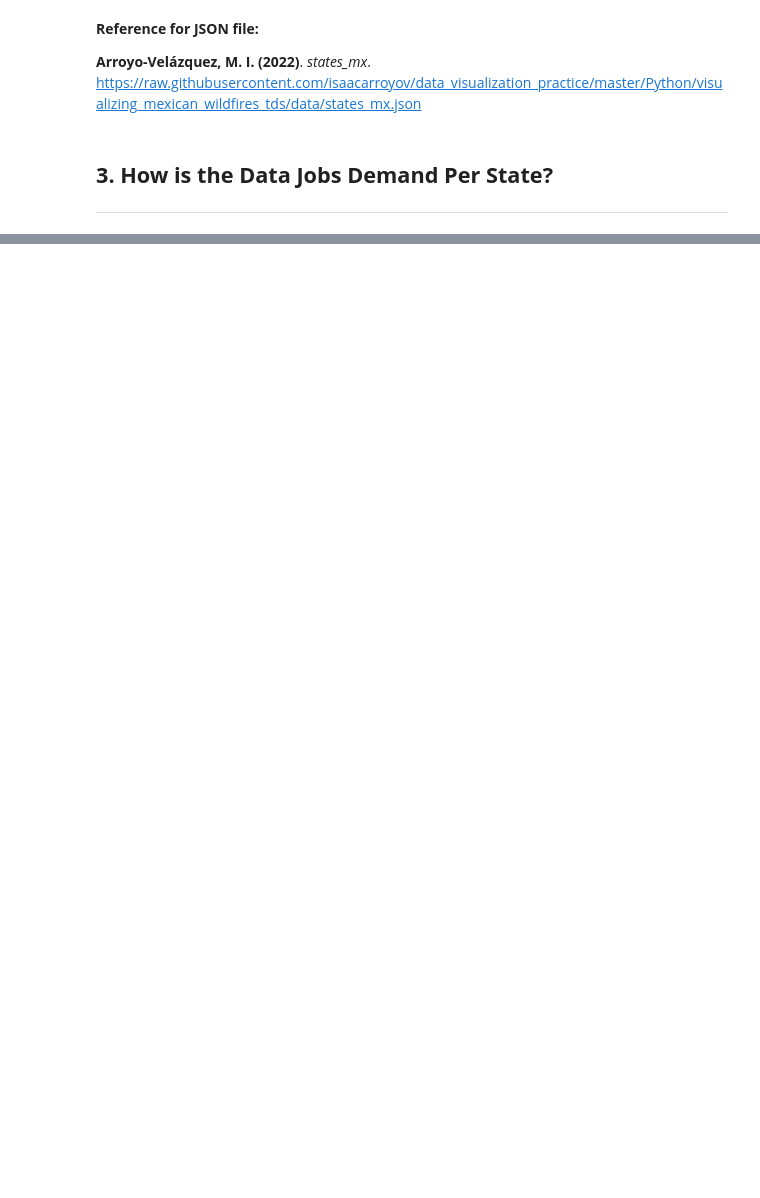
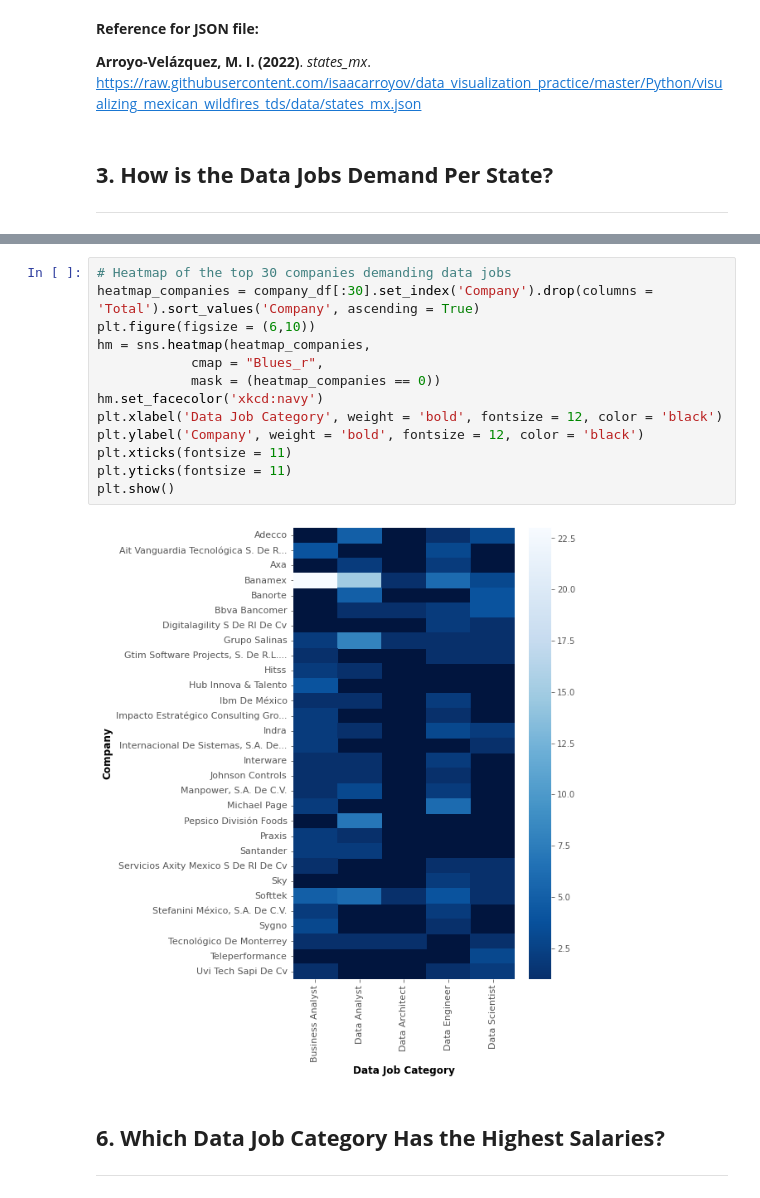
Before and after one commit to DanielEduardoLopez/DataJobsMX2022, a Jupyter notebook: 3-DataAnalysisViz.ipynb, the cells around one changed output, grey strips where cells are left out. Cells and saved outputs as stored; diff of their text form; blank space fills up the shorter version.

```diff
--- a/3-DataAnalysisViz.ipynb
+++ b/3-DataAnalysisViz.ipynb
@@ -294,0 +422,18 @@ ___
+# %%
+# Heatmap of the top 30 companies demanding data jobs
+heatmap_companies = company_df[:30].set_index('Company').drop(columns = 'Total').sort_values('Company', ascending = True)
+plt.figure(figsize = (6,10))
+hm = sns.heatmap(heatmap_companies,
+            cmap = "Blues_r",
+            mask = (heatmap_companies == 0))
+hm.set_facecolor('xkcd:navy')
+plt.xlabel('Data Job Category', weight = 'bold', fontsize = 12, color = 'black')
+plt.ylabel('Company', weight = 'bold', fontsize = 12, color = 'black')
+plt.xticks(fontsize = 11)
+plt.yticks(fontsize = 11)
+plt.show()
+# %% [output]
+[figure, added]
+# %% [markdown]
+## **6. Which Data Job Category Has the Highest Salaries?**
+___
```
Also changed, not shown: parts of 20 cells of this notebook.
